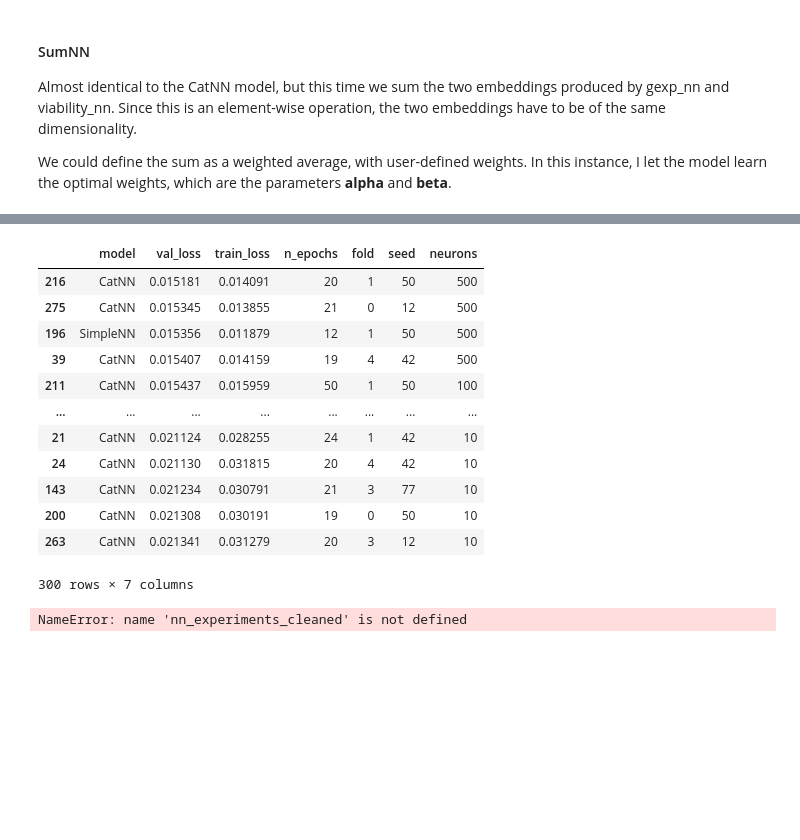
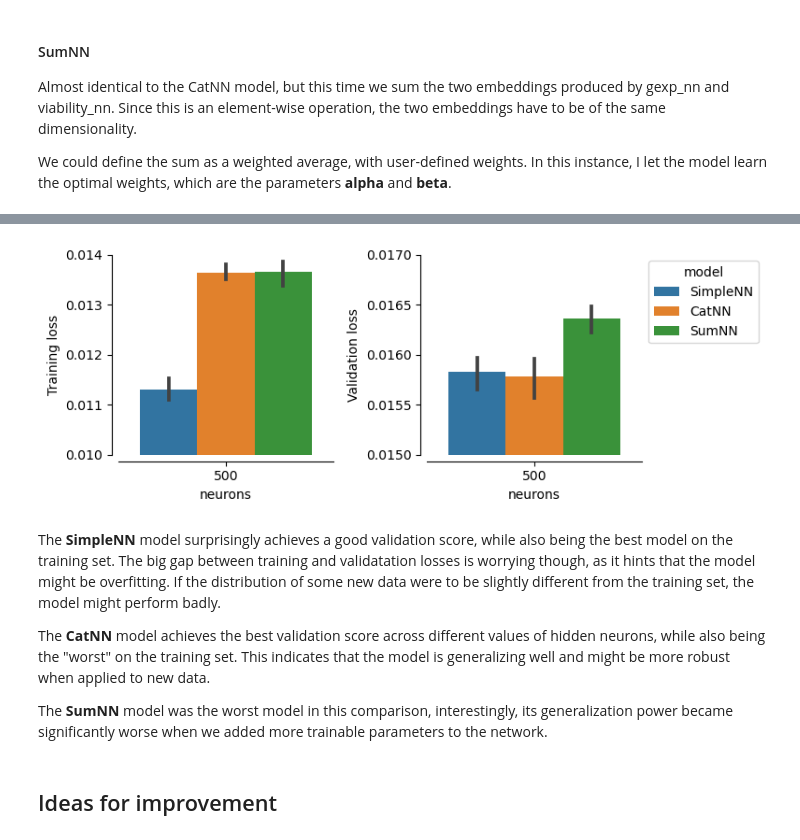
Before and after one commit to cdedonno/lish-moa, a Jupyter notebook: SimpleNN_CV.ipynb, the cells around one changed output, grey strips where cells are left out. Cells and saved outputs as stored; diff of their text form; code cells hidden in the pictures; blank space fills up the shorter version.

Commit message:
cleanup

```diff
--- a/SimpleNN_CV.ipynb
+++ b/SimpleNN_CV.ipynb
@@ -445,20 +311,40 @@ fig.tight_layout()
-# %%
-nn_experiments_clean.sort_values('val_loss')
-# %% [output]
-|  | model | val_loss | train_loss | n_epochs | fold | seed | neurons |
-| 216 | CatNN | 0.015181 | 0.014091 | 20 | 1 | 50 | 500 |
-| 275 | CatNN | 0.015345 | 0.013855 | 21 | 0 | 12 | 500 |
-| 196 | SimpleNN | 0.015356 | 0.011879 | 12 | 1 | 50 | 500 |
-| 39 | CatNN | 0.015407 | 0.014159 | 19 | 4 | 42 | 500 |
-| 211 | CatNN | 0.015437 | 0.015959 | 50 | 1 | 50 | 100 |
-| ... | ... | ... | ... | ... | ... | ... | ... |
-| 21 | CatNN | 0.021124 | 0.028255 | 24 | 1 | 42 | 10 |
-| 24 | CatNN | 0.021130 | 0.031815 | 20 | 4 | 42 | 10 |
-| 143 | CatNN | 0.021234 | 0.030791 | 21 | 3 | 77 | 10 |
-| 200 | CatNN | 0.021308 | 0.030191 | 19 | 0 | 50 | 10 |
-| 263 | CatNN | 0.021341 | 0.031279 | 20 | 3 | 12 | 10 |
-300 rows × 7 columns
-# %%
-nn_experiments_clean.to_csv('runs.csv')
-# %% [output]
-NameError: name 'nn_experiments_cleaned' is not defined
+# %%
+runs = pd.read_csv('runs_2.csv', index_col=[0])
+# %%
+fig, ax = plt.subplots(1, 2, figsize=(8, 3))
+sns.barplot(
+    x='neurons',
+    y='train_loss',
+    hue='model',
+    data=runs[runs['neurons']==500],
+    ax=ax[0]
+)
+ax[0].set_ylabel('Training loss')
+ax[0].set_ylim([0.010, 0.014])
+ax[0].set_xticklabels(ax[0].get_xticklabels(), rotation=45)
+ax[0].legend().remove()
+
+
+sns.barplot(
+    x='neurons',
+    y='val_loss',
+    hue='model',
+    data=runs[runs['neurons']==500],
+    ax=ax[1]
+)
+ax[1].set_ylabel('Validation loss')
+ax[1].set_ylim([0.015, 0.017])
+ax[1].set_xticklabels(ax[1].get_xticklabels(), rotation=45)
+sns.move_legend(ax[1], "upper left", bbox_to_anchor=(1, 1))
+sns.despine(offset=5)
+fig.tight_layout()
+# %% [output]
+[figure, added]
+# %% [markdown]
+The **SimpleNN** model surprisingly achieves a good validation score, while also being the best model on the training set. The big gap between training and validatation losses is worrying though, as it hints that the model might be overfitting. If the distribution of some new data were to be slightly different from the training set, the model might perform badly.
+
+The **CatNN** model achieves the best validation score across different values of hidden neurons, while also being the "worst" on the training set. This indicates that the model is generalizing well and might be more robust when applied to new data.
+
+The **SumNN** model was the worst model in this comparison, interestingly, its generalization power became significantly worse when we added more trainable parameters to the network.
+# %% [markdown]
+## Ideas for improvement
```
Also changed, not shown: parts of 5 cells of this notebook, 2 other files.
